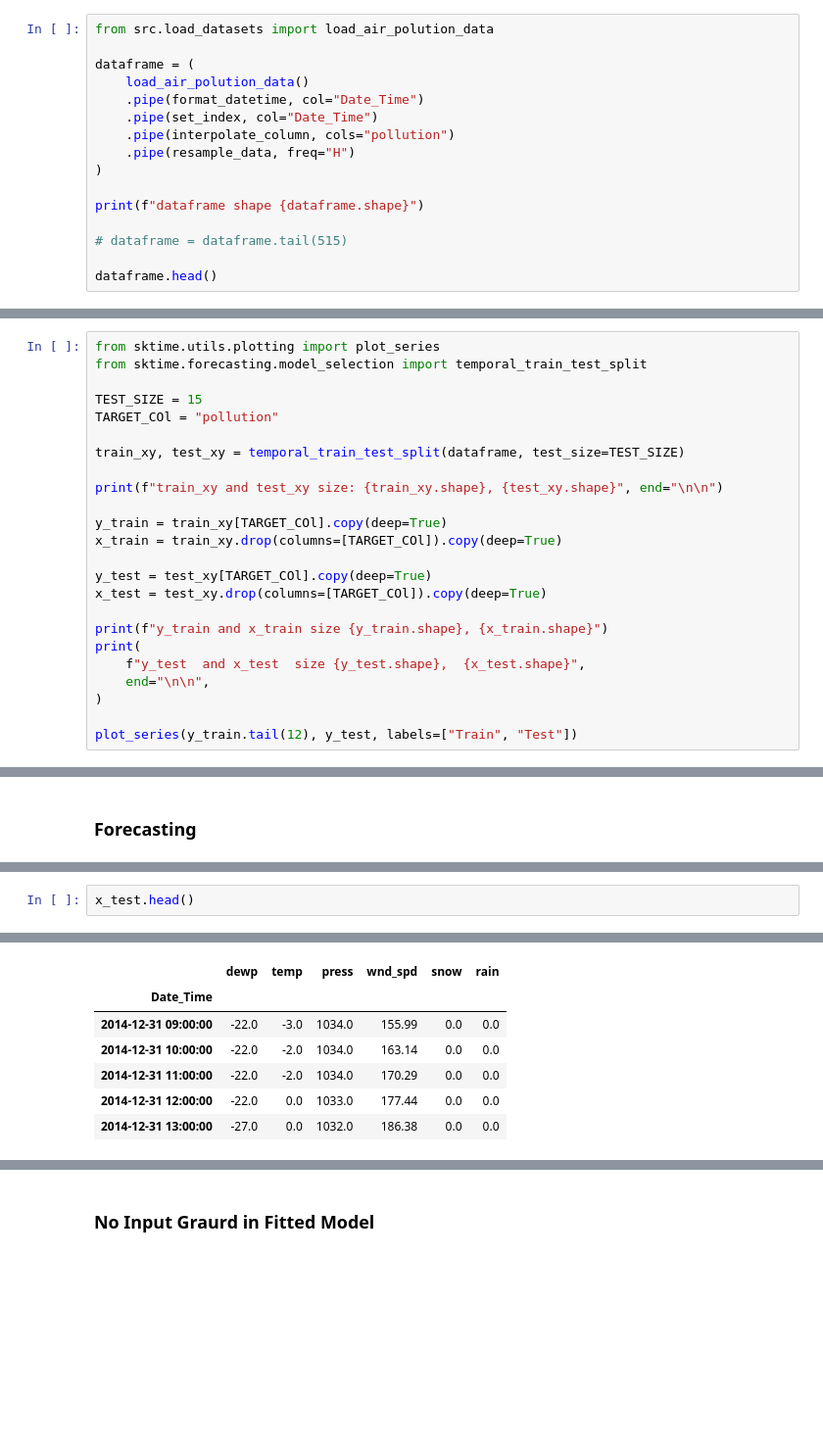
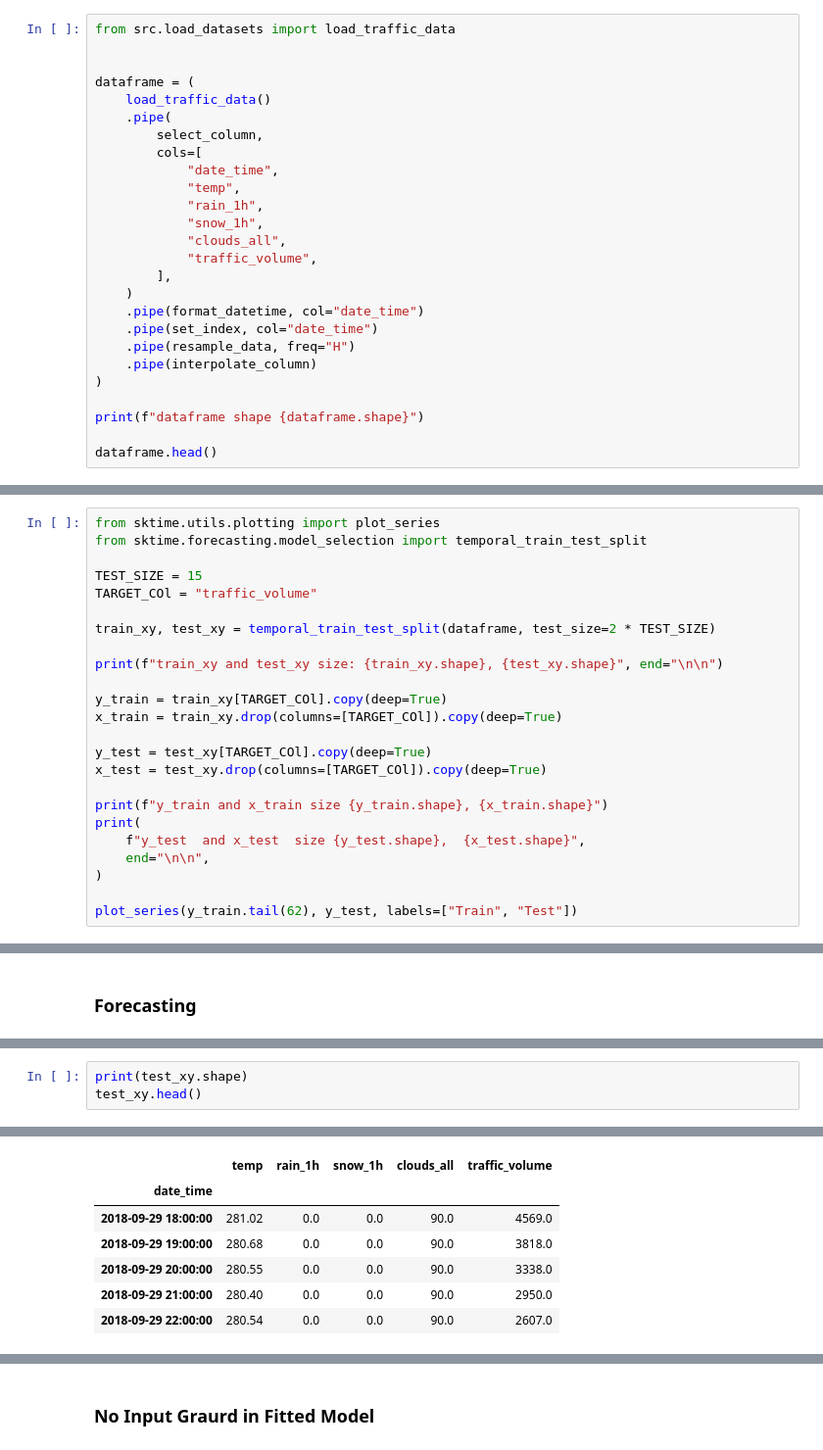
Before and after one commit to RahulDas-dev/Time-Series-Examples, a Jupyter notebook: sktime/Load_model.ipynb, the cells around one changed output, grey strips where cells are left out. Shown at 98% size. Cells and saved outputs as stored; diff of their text form; blank space fills up the shorter version.

```diff
--- a/sktime/Load_model.ipynb
+++ b/sktime/Load_model.ipynb
@@ -26,19 +26,29 @@ plt.rc(
 
 %config InlineBackend.figure_format = 'retina'
 # %%
-from src.load_datasets import load_air_polution_data
+from src.load_datasets import load_traffic_data
+
 
 dataframe = (
-    load_air_polution_data()
-    .pipe(format_datetime, col="Date_Time")
-    .pipe(set_index, col="Date_Time")
-    .pipe(interpolate_column, cols="pollution")
+    load_traffic_data()
+    .pipe(
+        select_column,
+        cols=[
+            "date_time",
+            "temp",
+            "rain_1h",
+            "snow_1h",
+            "clouds_all",
+            "traffic_volume",
+        ],
+    )
+    .pipe(format_datetime, col="date_time")
+    .pipe(set_index, col="date_time")
     .pipe(resample_data, freq="H")
+    .pipe(interpolate_column)
 )
 
 print(f"dataframe shape {dataframe.shape}")
 
-# dataframe = dataframe.tail(515)
-
 dataframe.head()
 # %% [output]
@@ -61,9 +72,9 @@ from sktime.utils.plotting import plot_series
 from sktime.forecasting.model_selection import temporal_train_test_split
 
 TEST_SIZE = 15
-TARGET_COl = "pollution"
+TARGET_COl = "traffic_volume"
 
-train_xy, test_xy = temporal_train_test_split(dataframe, test_size=TEST_SIZE)
+train_xy, test_xy = temporal_train_test_split(dataframe, test_size=2 * TEST_SIZE)
 
 print(f"train_xy and test_xy size: {train_xy.shape}, {test_xy.shape}", end="\n\n")
 
@@ -79,5 +90,5 @@ print(
     end="\n\n",
 )
 
-plot_series(y_train.tail(12), y_test, labels=["Train", "Test"])
+plot_series(y_train.tail(62), y_test, labels=["Train", "Test"])
 # %% [output]
@@ -148,3 +178,4 @@ DatetimeIndex(['2014-12-31 08:00:00'], dtype='datetime64[ns]', name='Date_Time',
 # %%
-x_test.head()
+print(test_xy.shape)
+test_xy.head()
 # %% [output]
@@ -151,7 +183,7 @@ x_test.head()
-|  | dewp | temp | press | wnd_spd | snow | rain |
-| Date_Time |  |  |  |  |  |  |
-| 2014-12-31 09:00:00 | -22.0 | -3.0 | 1034.0 | 155.99 | 0.0 | 0.0 |
-| 2014-12-31 10:00:00 | -22.0 | -2.0 | 1034.0 | 163.14 | 0.0 | 0.0 |
-| 2014-12-31 11:00:00 | -22.0 | -2.0 | 1034.0 | 170.29 | 0.0 | 0.0 |
-| 2014-12-31 12:00:00 | -22.0 | 0.0 | 1033.0 | 177.44 | 0.0 | 0.0 |
-| 2014-12-31 13:00:00 | -27.0 | 0.0 | 1032.0 | 186.38 | 0.0 | 0.0 |
+|  | temp | rain_1h | snow_1h | clouds_all | traffic_volume |
+| date_time |  |  |  |  |  |
+| 2018-09-29 18:00:00 | 281.02 | 0.0 | 0.0 | 90.0 | 4569.0 |
+| 2018-09-29 19:00:00 | 280.68 | 0.0 | 0.0 | 90.0 | 3818.0 |
+| 2018-09-29 20:00:00 | 280.55 | 0.0 | 0.0 | 90.0 | 3338.0 |
+| 2018-09-29 21:00:00 | 280.40 | 0.0 | 0.0 | 90.0 | 2950.0 |
+| 2018-09-29 22:00:00 | 280.54 | 0.0 | 0.0 | 90.0 | 2607.0 |
```
Also changed, not shown: parts of 18 cells of this notebook, 17 other files.
